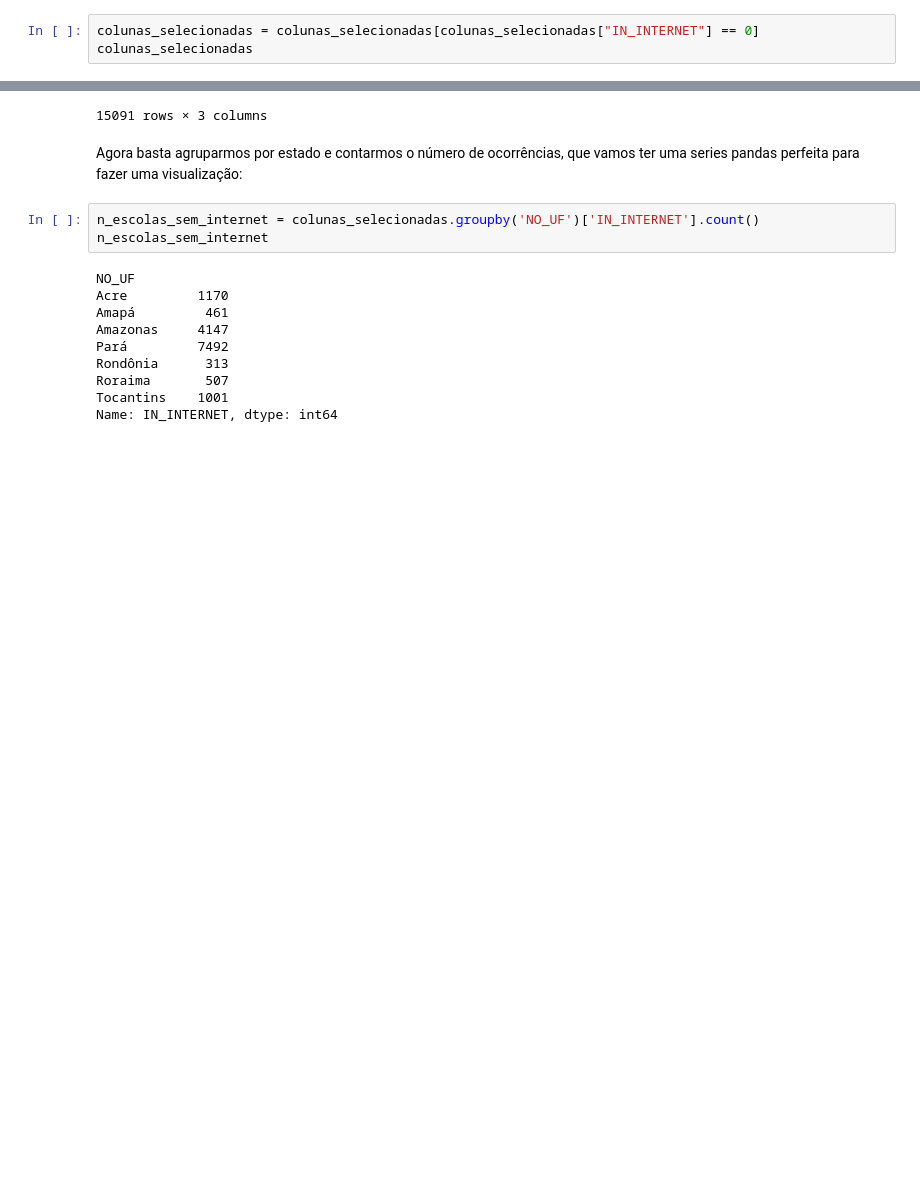
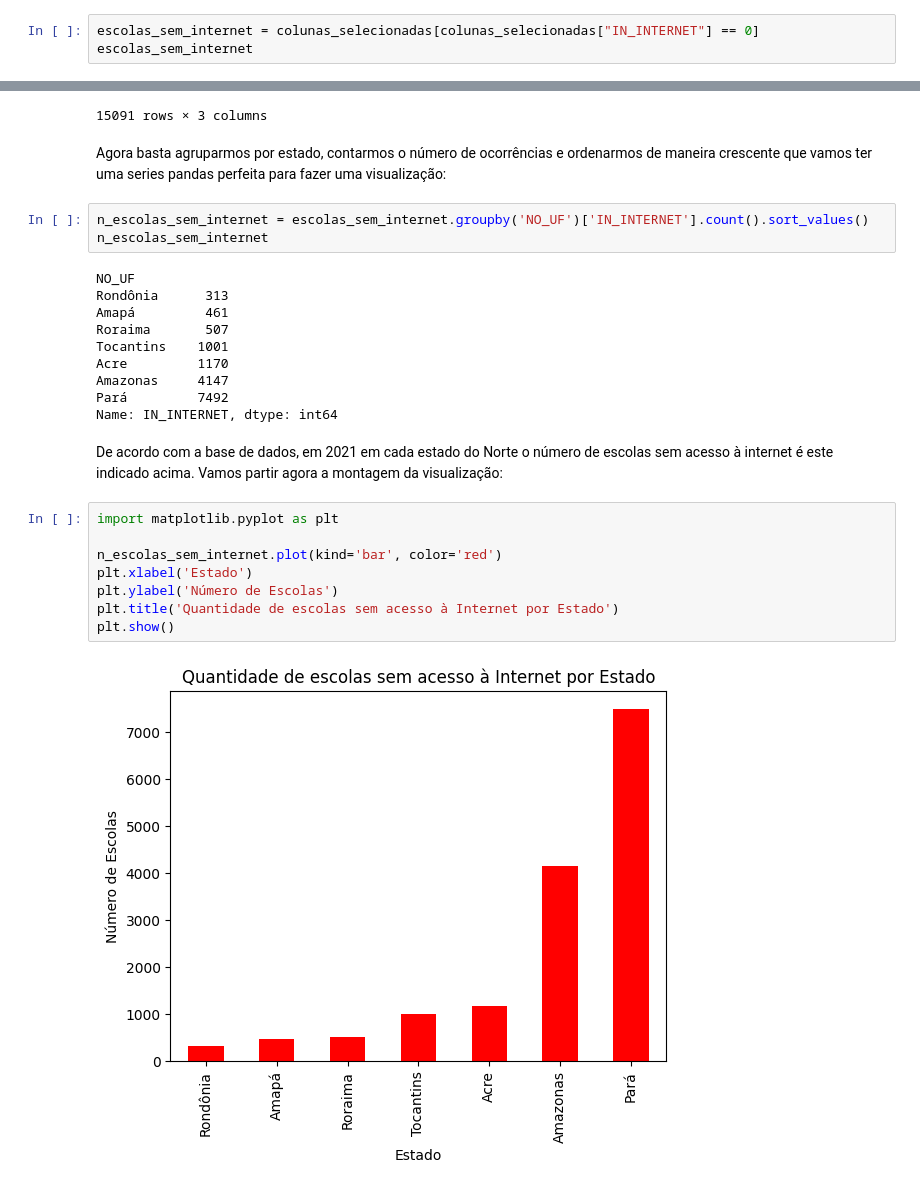
Before and after one commit to gtironi/a1_lp, a Jupyter notebook: data_analysis_marciano.ipynb, the cells around one changed output, grey strips where cells are left out. Saved outputs shown, nothing was run; the diff lists cells and outputs as text; blank space fills up the shorter version.

Commit message:
análise de dados marciano finalizada

```diff
--- a/data_analysis_marciano.ipynb
+++ b/data_analysis_marciano.ipynb
@@ -110,6 +125,6 @@ Os valores da coluna IN_INTERNET são 0 ou 1. Olhando o dicionário da dados vem
 # %%
-colunas_selecionadas = colunas_selecionadas[colunas_selecionadas["IN_INTERNET"] == 0]
-colunas_selecionadas
+escolas_sem_internet = colunas_selecionadas[colunas_selecionadas["IN_INTERNET"] == 0]
+escolas_sem_internet
 # %% [output]
 |  | NO_REGIAO | NO_UF | IN_INTERNET |
 | 0 | Norte | Rondônia | 0 |
@@ -125,17 +140,29 @@ colunas_selecionadas
 | 26092 | Norte | Tocantins | 0 |
 15091 rows × 3 columns
 # %% [markdown]
-Agora basta agruparmos por estado e contarmos o número de ocorrências, que vamos ter uma series pandas perfeita para fazer uma visualização:
+Agora basta agruparmos por estado, contarmos o número de ocorrências e ordenarmos de maneira crescente que vamos ter uma series pandas perfeita para fazer uma visualização:
 # %%
-n_escolas_sem_internet = colunas_selecionadas.groupby('NO_UF')['IN_INTERNET'].count()
+n_escolas_sem_internet = escolas_sem_internet.groupby('NO_UF')['IN_INTERNET'].count().sort_values()
 n_escolas_sem_internet
 # %% [output]
 NO_UF
+Rondônia      313
+Amapá         461
+Roraima       507
+Tocantins    1001
 Acre         1170
-Amapá         461
 Amazonas     4147
 Pará         7492
-Rondônia      313
-Roraima       507
-Tocantins    1001
 Name: IN_INTERNET, dtype: int64
+# %% [markdown]
+De acordo com a base de dados, em 2021 em cada estado do Norte o número de escolas sem acesso à internet é este indicado acima. Vamos partir agora a montagem da visualização:
+# %%
+import matplotlib.pyplot as plt
+
+n_escolas_sem_internet.plot(kind='bar', color='red')
+plt.xlabel('Estado')
+plt.ylabel('Número de Escolas')
+plt.title('Quantidade de escolas sem acesso à Internet por Estado')
+plt.show()
+# %% [output]
+[figure, added]
```
Also changed, not shown: parts of 3 cells of this notebook.
